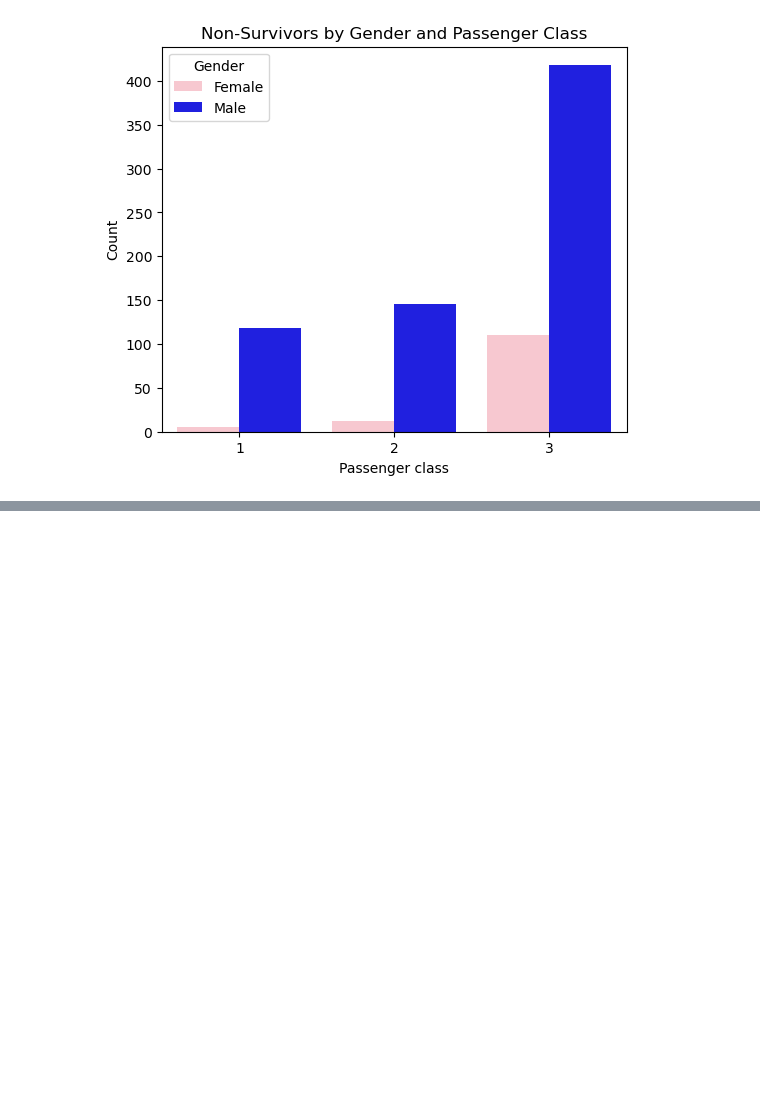
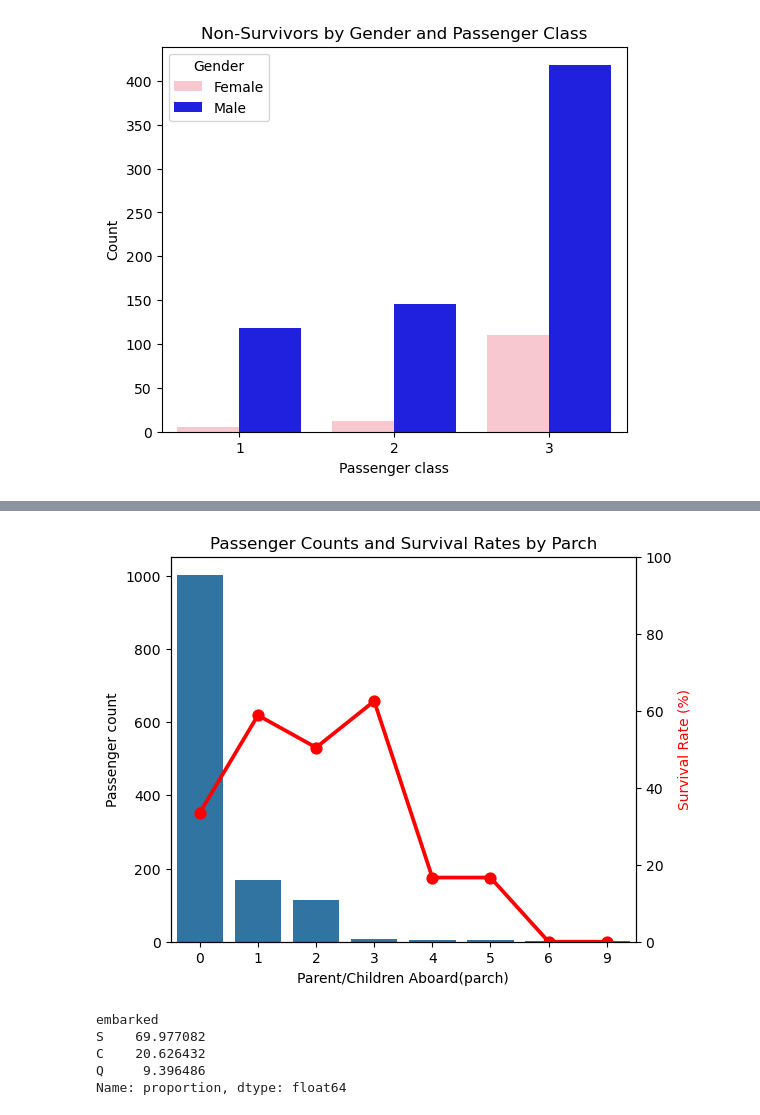
Before and after one commit to Lenida-Daniels/titanic-analysis-and-prediction, a Jupyter notebook: titanic_visualizations.ipynb, the cells around one changed output, grey strips where cells are left out. Cells and saved outputs as stored; diff of their text form; code cells hidden in the pictures; blank space fills up the shorter version.

```diff
--- a/titanic_visualizations.ipynb
+++ b/titanic_visualizations.ipynb
@@ -198,0 +311,18 @@ plt.show()
+# %%
+# Count of each parch value
+parch_counts = df['parch'].value_counts().sort_index()
+
+# Percentage of each parch value
+parch_percent = df['parch'].value_counts(normalize=True).sort_index() * 100
+
+# Survival rate per parch value
+parch_survival_rate = df.groupby('parch')['survived'].mean() * 100
+
+# Combine into one DataFrame
+parch_summary = pd.DataFrame({
+    'count': parch_counts,
+    'percentage': parch_percent,
+    'survival_rate': parch_survival_rate
+}).round(2)  # Round to 2 decimal places
+
+print(parch_summary)
@@ -198,0 +340,27 @@ plt.show()
+# %%
+fig, ax1= plt.subplots(figsize=(6,5))
+
+#passenger count
+sns.barplot(x=parch_summary.index,y='count',data=parch_summary,ax=ax1)
+ax1.set_xlabel('Parent/Children Aboard(parch)')
+ax1.set_ylabel('Passenger count')
+
+#survival rate
+ax2 = ax1.twinx()
+sns.pointplot(x=parch_summary.index, y='survival_rate', data=parch_summary, color='red', ax=ax2)
+ax2.set_ylabel('Survival Rate (%)', color='red')
+ax2.set_ylim(0, 100)
+
+plt.title('Passenger Counts and Survival Rates by Parch')
+plt.show()
+# %% [output]
+[figure, added]
+# %%
+embarked_count= df['embarked'].value_counts(normalize=True)*100
+embarked_count
+# %% [output]
+embarked
+S    69.977082
+C    20.626432
+Q     9.396486
+Name: proportion, dtype: float64
```
Also changed, not shown: parts of 12 cells of this notebook.
